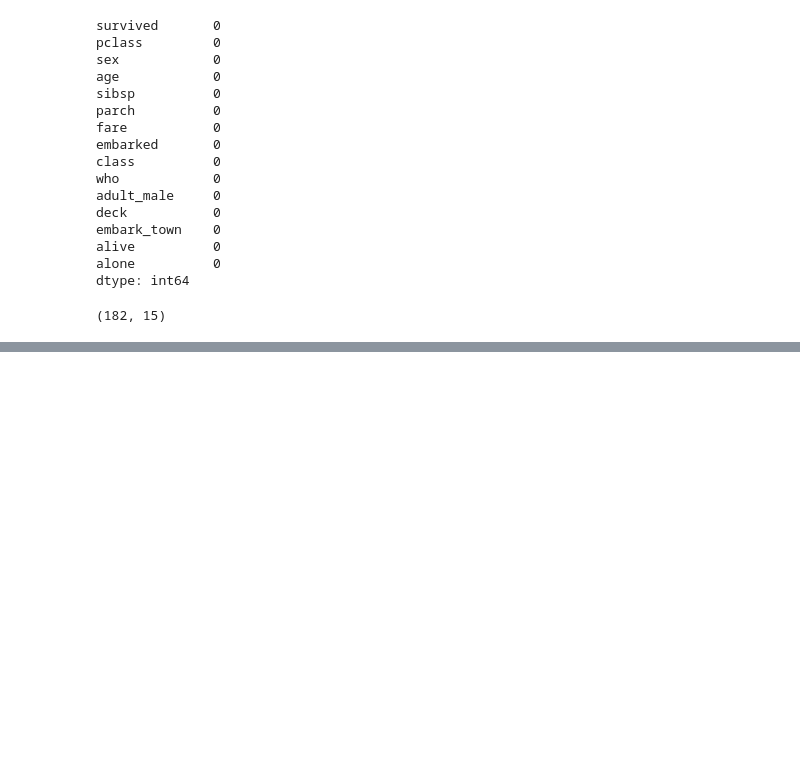
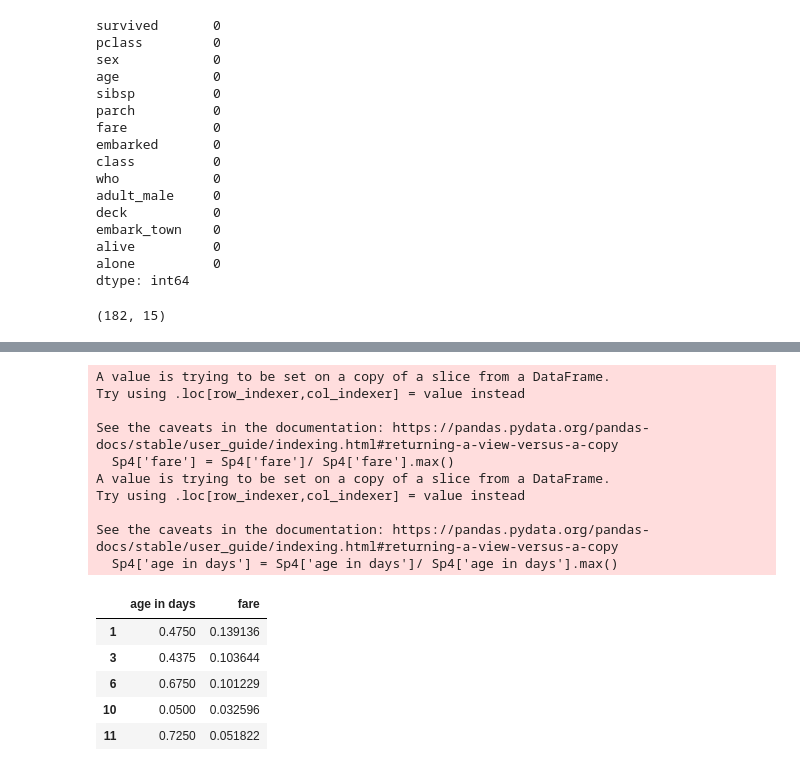
Before and after one commit to M-Aaqib-Arshad/Data-Science, a Jupyter notebook: data_wrangling.ipynb, the cells around one changed output, grey strips where cells are left out. Drawn from its saved outputs; the diff is of its cells as text; code cells hidden in the pictures; blank space fills up the shorter version.

```diff
--- a/data_wrangling.ipynb
+++ b/data_wrangling.ipynb
@@ -71,0 +250,22 @@ ship.shape
+# %%
+# Simple feature scalling
+Sp4['fare'] = Sp4['fare']/ Sp4['fare'].max()
+Sp4['age in days'] = Sp4['age in days']/ Sp4['age in days'].max()
+Sp4.head()
+# %% [output]
+A value is trying to be set on a copy of a slice from a DataFrame.
+Try using .loc[row_indexer,col_indexer] = value instead
+
+See the caveats in the documentation: https://pandas.pydata.org/pandas-docs/stable/user_guide/indexing.html#returning-a-view-versus-a-copy
+  Sp4['fare'] = Sp4['fare']/ Sp4['fare'].max()
+A value is trying to be set on a copy of a slice from a DataFrame.
+Try using .loc[row_indexer,col_indexer] = value instead
+
+See the caveats in the documentation: https://pandas.pydata.org/pandas-docs/stable/user_guide/indexing.html#returning-a-view-versus-a-copy
+  Sp4['age in days'] = Sp4['age in days']/ Sp4['age in days'].max()
+|  | age in days | fare |
+| 1 | 0.4750 | 0.139136 |
+| 3 | 0.4375 | 0.103644 |
+| 6 | 0.6750 | 0.101229 |
+| 10 | 0.0500 | 0.032596 |
+| 11 | 0.7250 | 0.051822 |
```
Also changed, not shown: parts of 18 cells of this notebook, 1 other file.
